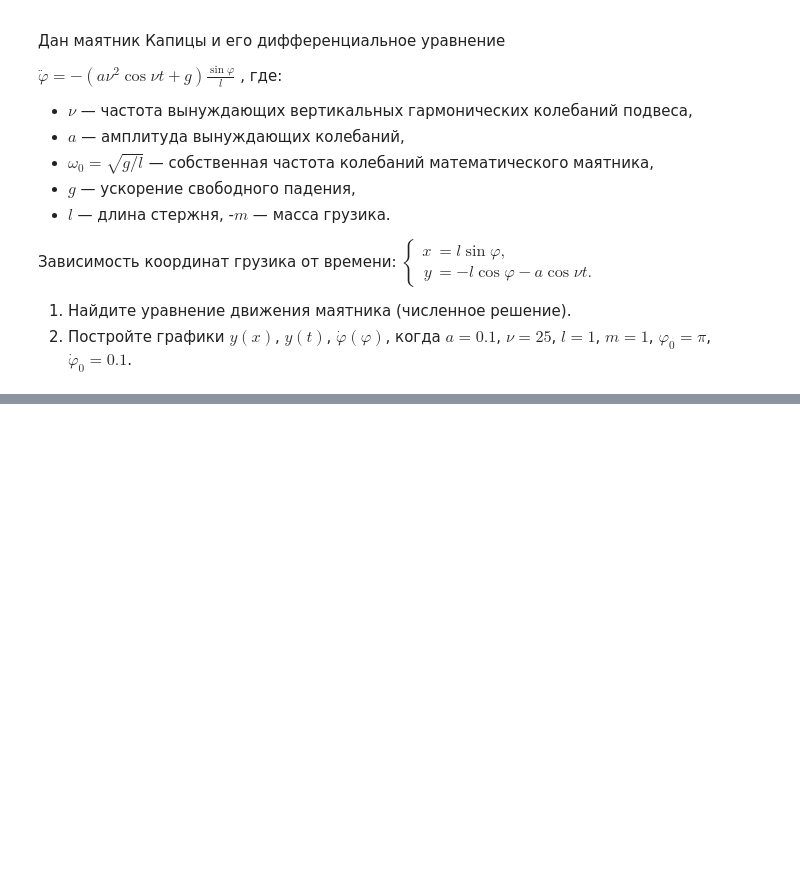
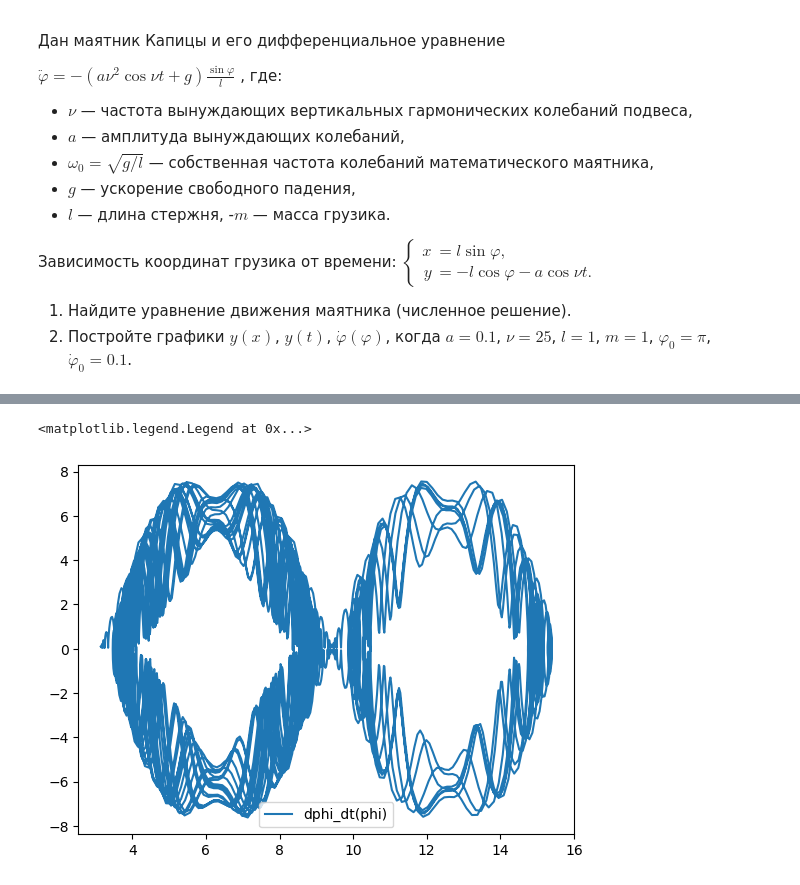
Before and after one commit to Acorn92/mathPy, a Jupyter notebook: p3/Практическая работа. Математический анализ и решение дифференциальных уравнений.ipynb, the cells around one changed output, grey strips where cells are left out. Saved outputs shown, nothing was run; the diff lists cells and outputs as text; code cells hidden in the pictures; blank space fills up the shorter version.

```diff
--- a/p3/Практическая работа. Математический анализ и решение дифференциальных уравнений.ipynb
+++ b/p3/Практическая работа. Математический анализ и решение дифференциальных уравнений.ipynb
@@ -320,0 +390,6 @@ $\dot \varphi_0 = 0.1$.
+# %%
+plt.plot(sol.y[0], sol.y[1], label='dphi_dt(phi)')
+plt.legend()
+# %% [output]
+<matplotlib.legend.Legend at 0x...>
+[figure, added]
```
Also changed, not shown: parts of 10 cells of this notebook, 2 other files.
